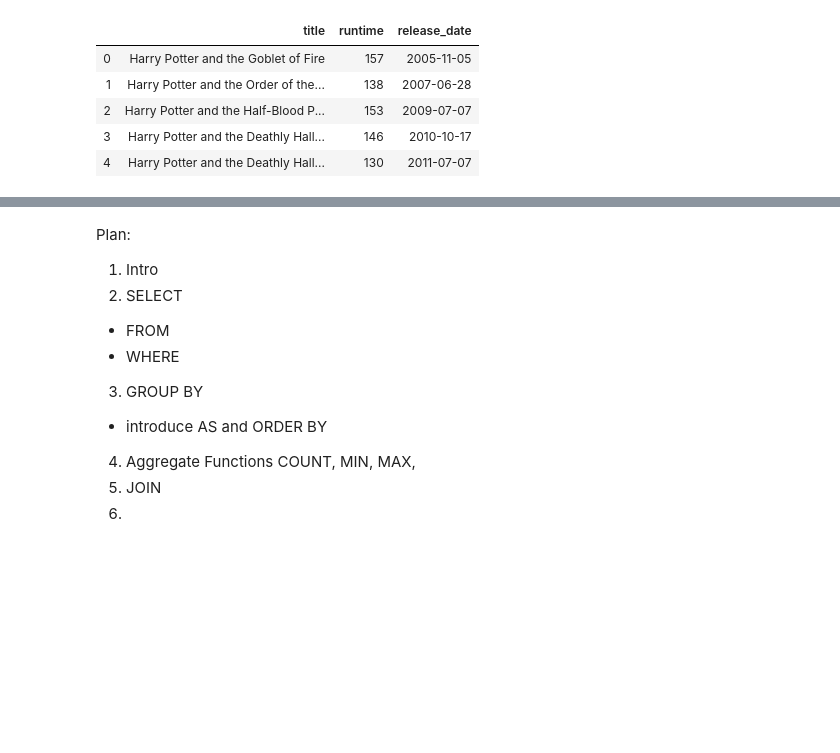
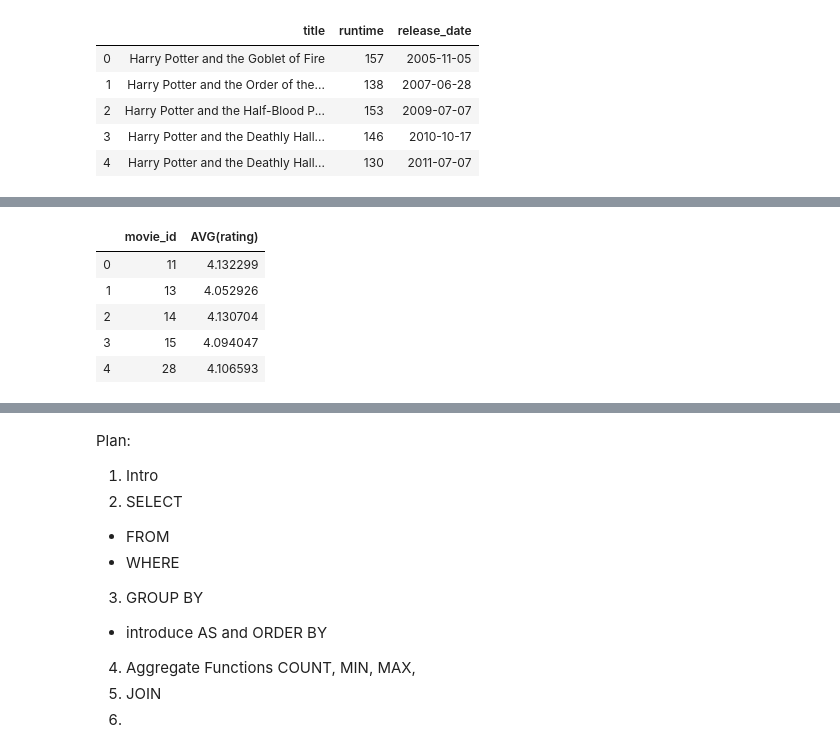
Before and after one commit to samrelins/SQL_demo, a Jupyter notebook: querying_a_database.ipynb, the cells around one changed output, grey strips where cells are left out. Cells and saved outputs as stored; diff of their text form; code cells hidden in the pictures; blank space fills up the shorter version.

```diff
--- a/querying_a_database.ipynb
+++ b/querying_a_database.ipynb
@@ -135,0 +200,17 @@ display_results(command = """
+# %%
+# this query will take longer than the others
+# as the ratings database has 26M entries
+display_results(command = """
+                          SELECT movie_id, AVG(rating)
+                          FROM ratings
+                          GROUP BY movie_id
+                          HAVING AVG(rating) > 4
+                          LIMIT 5
+                          """)
+# %% [output]
+|  | movie_id | AVG(rating) |
+| 0 | 11 | 4.132299 |
+| 1 | 13 | 4.052926 |
+| 2 | 14 | 4.130704 |
+| 3 | 15 | 4.094047 |
+| 4 | 28 | 4.106593 |
```
Also changed, not shown: parts of 16 cells of this notebook, 1 other file.
